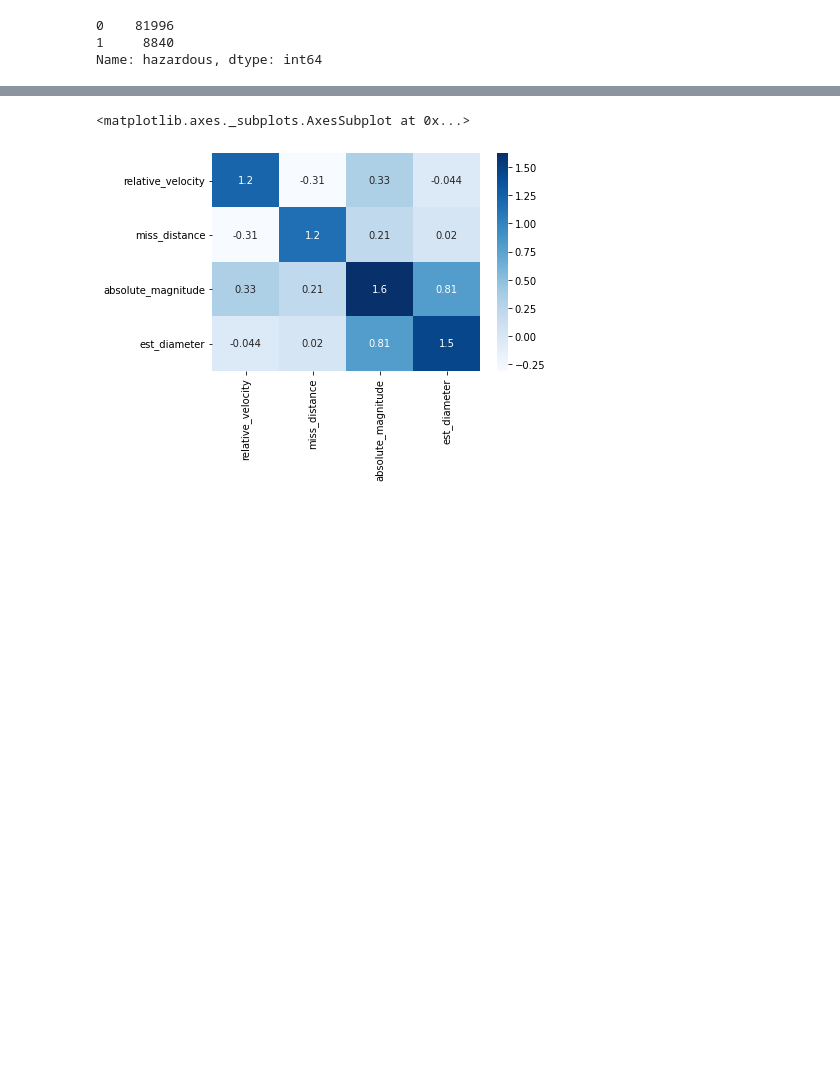
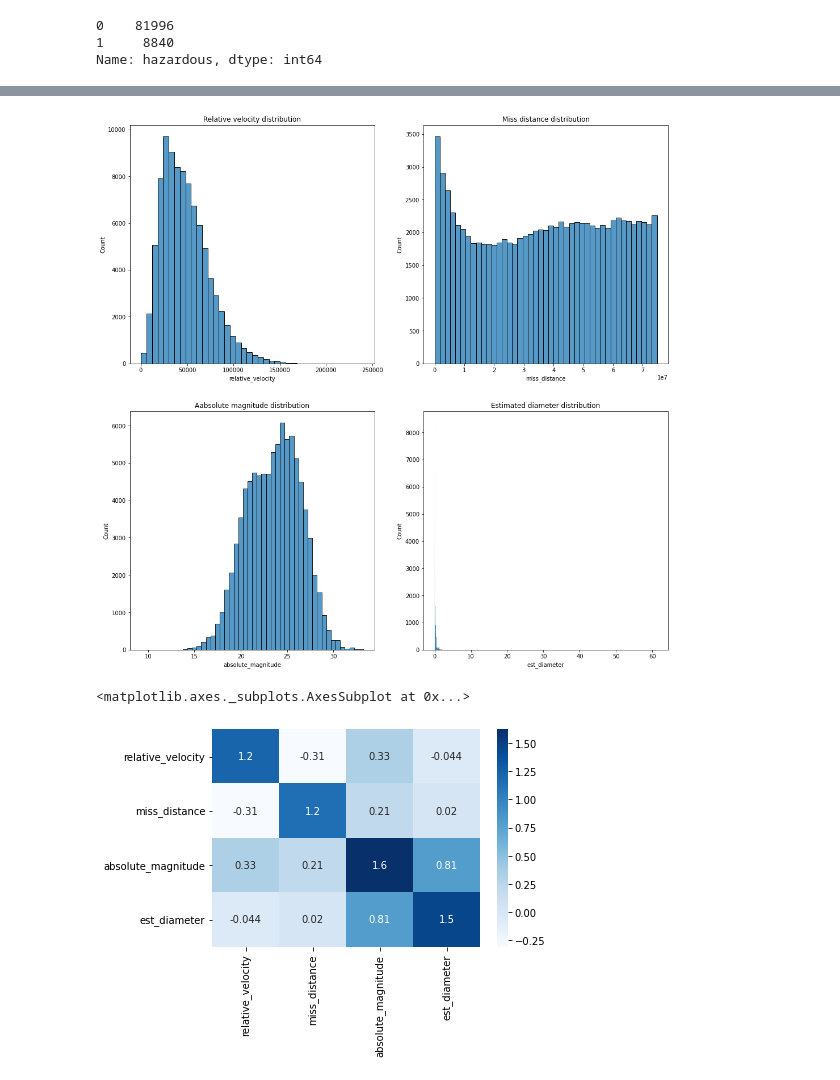
Before and after one commit to gselivirov/NASA_classifiers, a Jupyter notebook: NASA_Forest.ipynb, the cells around one changed output, grey strips where cells are left out. Saved outputs shown, nothing was run; the diff lists cells and outputs as text; code cells hidden in the pictures; blank space fills up the shorter version.

```diff
--- a/NASA_Forest.ipynb
+++ b/NASA_Forest.ipynb
@@ -72,0 +83,18 @@ sns.pairplot(df, hue= "hazardous")
+# %%
+fig, ax = plt.subplots(2,2,figsize = (17,17))
+sns.histplot(df["relative_velocity"], ax = ax[0][0], binwidth=6000)
+ax[0][0].set_title("Relative velocity distribution")
+
+sns.histplot(df["miss_distance"], ax = ax[0][1])
+ax[0][1].set_title("Miss distance distribution")
+
+sns.histplot(df["absolute_magnitude"], ax = ax[1][0], binwidth=0.5)
+ax[1][0].set_title("Aabsolute magnitude distribution")
+
+sns.histplot(df["est_diameter"], ax = ax[1][1])
+ax[1][1].set_title("Estimated diameter distribution")
+
+
+plt.show()
+# %% [output]
+[figure, added]
```
Also changed, not shown: parts of 47 cells of this notebook.
